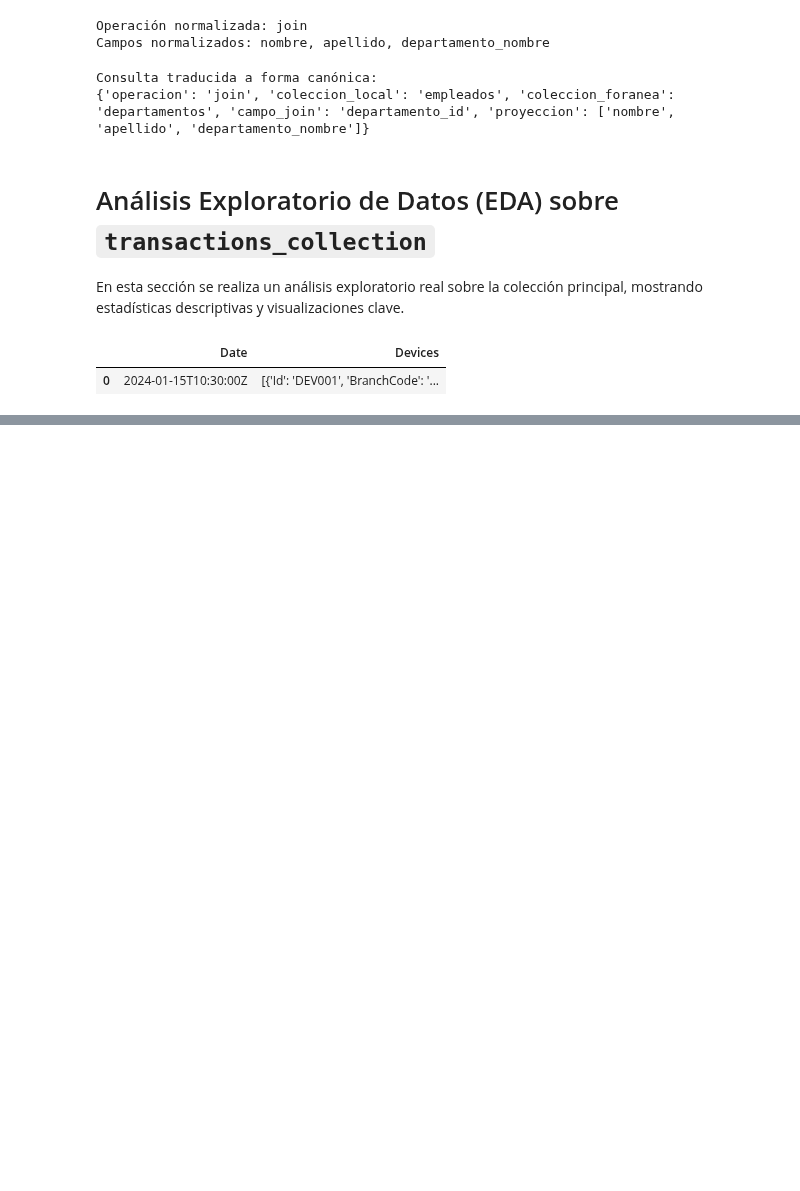
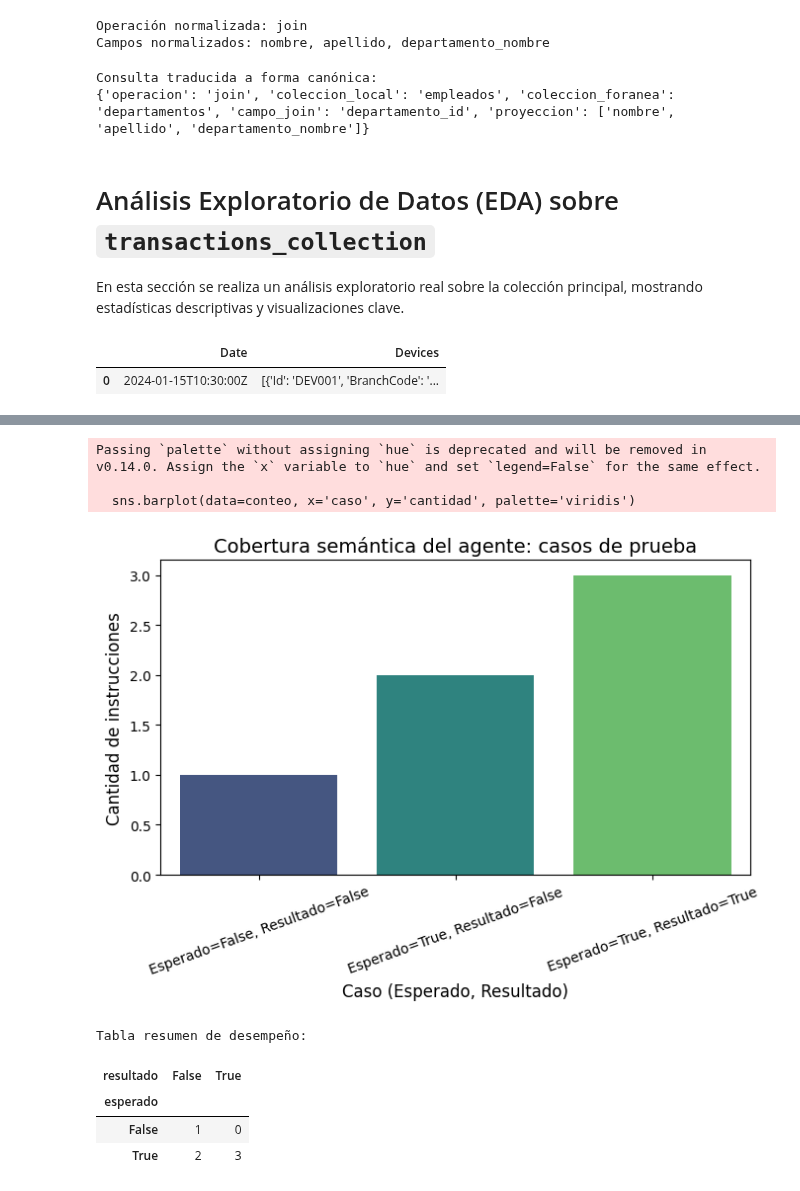
Before and after one commit to AnthonyPortillaCano/DemoSprint1AgenteQueriesProsegur, a Jupyter notebook: notebooks/EDA_Semana3.ipynb, the cells around one changed output, grey strips where cells are left out. Saved outputs shown, nothing was run; the diff lists cells and outputs as text; code cells hidden in the pictures; blank space fills up the shorter version.

```diff
--- a/notebooks/EDA_Semana3.ipynb
+++ b/notebooks/EDA_Semana3.ipynb
@@ -120,0 +356,21 @@ No se encontró la columna de montos de transacción.
+# %%
+# Aplana la estructura de Devices para obtener los montos de transacción
+import pandas as pd
+import json
+with open('../datasets/transactions_collection.json', encoding='utf-8') as f:
+    data = json.load(f)
+
+# Ajusta el record_path y meta según la estructura que viste en la celda anterior
+df_flat = pd.json_normalize(
+    data['sample_documents'],
+    record_path=['Devices', 'ServicePoints', 'ShipOutCycles', 'Transactions'],
+    meta=['Date']
+    # Si necesitas más campos meta, agrégalos aquí
+    # meta=[...]
+    # errors='ignore' # puedes agregar esto si hay registros incompletos
+    # sep='.' # para nombres de columnas con puntos
+    # ...
+    )
+print('Columnas del DataFrame aplanado:')
+print(df_flat.columns.tolist())
+df_flat.head()
@@ -120,0 +554,31 @@ No se encontró la columna de montos de transacción.
+# %%
+# Visualización de resultados de cobertura semántica
+import matplotlib.pyplot as plt
+import seaborn as sns
+
+# Conteo de casos
+conteo = df_eval.groupby(['esperado','resultado']).size().reset_index(name='cantidad')
+conteo['caso'] = conteo.apply(lambda row: f"Esperado={row['esperado']}, Resultado={row['resultado']}", axis=1)
+
+plt.figure(figsize=(7,5))
+sns.barplot(data=conteo, x='caso', y='cantidad', palette='viridis')
+plt.title('Cobertura semántica del agente: casos de prueba', fontsize=14)
+plt.ylabel('Cantidad de instrucciones', fontsize=12)
+plt.xlabel('Caso (Esperado, Resultado)', fontsize=12)
+plt.xticks(rotation=20)
+plt.tight_layout()
+plt.show()
+
+# Tabla resumen de desempeño
+print('Tabla resumen de desempeño:')
+display(df_eval.groupby(['esperado','resultado']).size().unstack(fill_value=0))
+# %% [output]
+Passing `palette` without assigning `hue` is deprecated and will be removed in v0.14.0. Assign the `x` variable to `hue` and set `legend=False` for the same effect.
+
+  sns.barplot(data=conteo, x='caso', y='cantidad', palette='viridis')
+[figure, added]
+Tabla resumen de desempeño:
+| resultado | False | True |
+| esperado |  |  |
+| False | 1 | 0 |
+| True | 2 | 3 |
```
Also changed, not shown: parts of 23 cells of this notebook, 4 other files.
